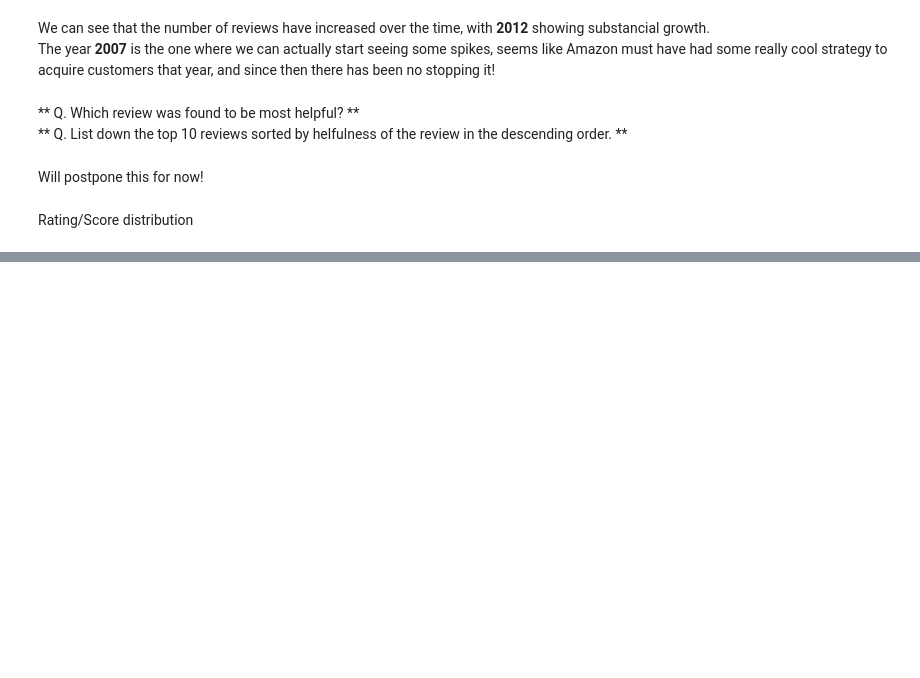
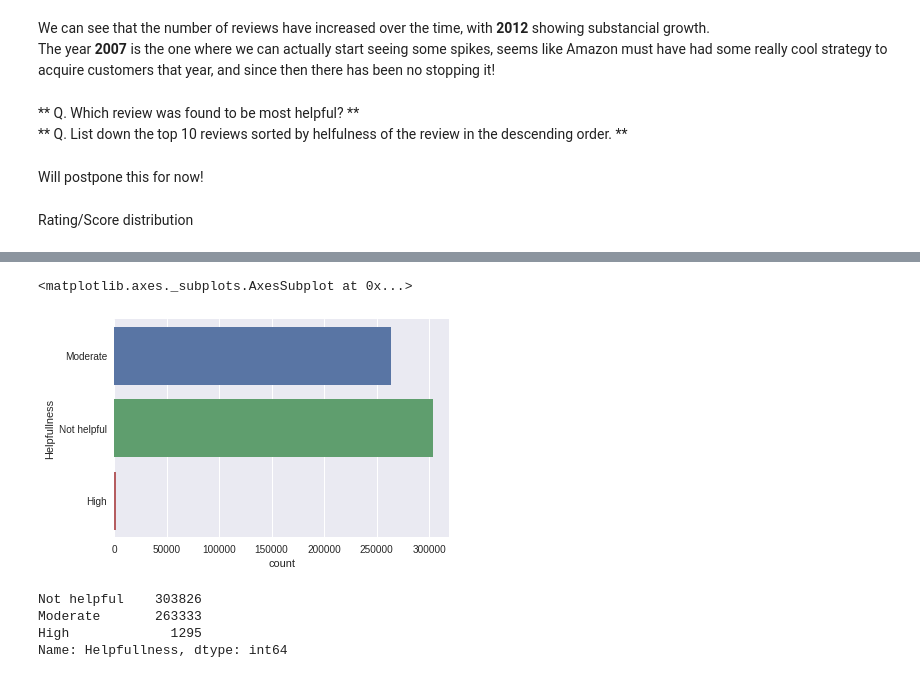
Before and after one commit to vikramriyer/text_learning, a Jupyter notebook: Exploring Amazon Fine Foods.ipynb, the cells around one changed output, grey strips where cells are left out. Drawn from its saved outputs; the diff is of its cells as text; code cells hidden in the pictures; blank space fills up the shorter version.

```diff
--- a/Exploring Amazon Fine Foods.ipynb
+++ b/Exploring Amazon Fine Foods.ipynb
@@ -262,0 +270,12 @@ plt.show()
+# %%
+sns.countplot(y='Helpfullness', data=df)
+# %% [output]
+<matplotlib.axes._subplots.AxesSubplot at 0x...>
+[figure, added]
+# %%
+df.Helpfullness.value_counts()
+# %% [output]
+Not helpful    303826
+Moderate       263333
+High             1295
+Name: Helpfullness, dtype: int64
```
Also changed, not shown: parts of 12 cells of this notebook.
